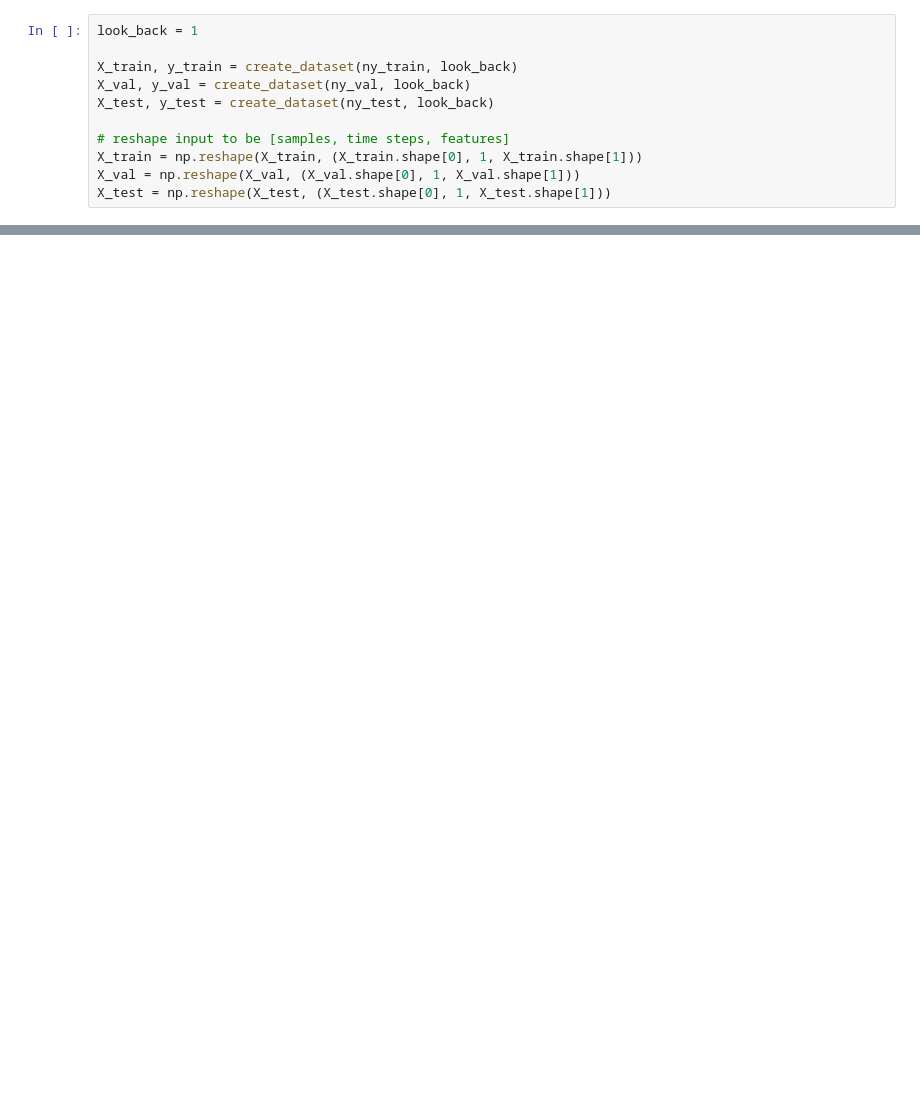
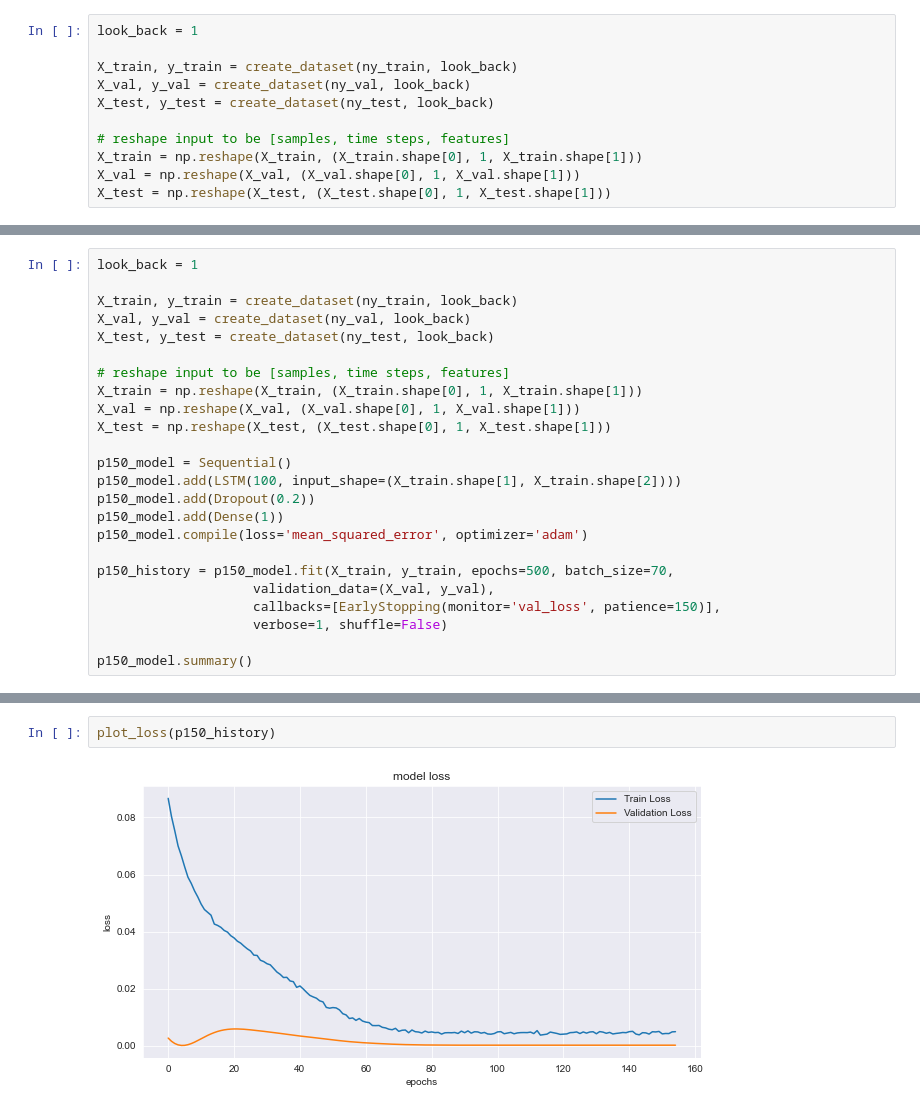
Before and after one commit to bmauss/COVID_Forecast, a Jupyter notebook: New York.ipynb, the cells around one changed output, grey strips where cells are left out. Saved outputs shown, nothing was run; the diff lists cells and outputs as text; blank space fills up the shorter version.

```diff
--- a/New York.ipynb
+++ b/New York.ipynb
@@ -306,0 +388,24 @@ This plot represents the dates between September 21st and October 1st. These cor
+# %%
+look_back = 1
+
+X_train, y_train = create_dataset(ny_train, look_back)
+X_val, y_val = create_dataset(ny_val, look_back)
+X_test, y_test = create_dataset(ny_test, look_back)
+
+# reshape input to be [samples, time steps, features]
+X_train = np.reshape(X_train, (X_train.shape[0], 1, X_train.shape[1]))
+X_val = np.reshape(X_val, (X_val.shape[0], 1, X_val.shape[1]))
+X_test = np.reshape(X_test, (X_test.shape[0], 1, X_test.shape[1]))
+
+p150_model = Sequential()
+p150_model.add(LSTM(100, input_shape=(X_train.shape[1], X_train.shape[2])))
+p150_model.add(Dropout(0.2))
+p150_model.add(Dense(1))
+p150_model.compile(loss='mean_squared_error', optimizer='adam')
+
+p150_history = p150_model.fit(X_train, y_train, epochs=500, batch_size=70,
+                    validation_data=(X_val, y_val),
+                    callbacks=[EarlyStopping(monitor='val_loss', patience=150)],
+                    verbose=1, shuffle=False)
+
+p150_model.summary()
@@ -306,0 +453,4 @@ This plot represents the dates between September 21st and October 1st. These cor
+# %%
+plot_loss(p150_history)
+# %% [output]
+[figure, added]
```
Also changed, not shown: parts of 40 cells of this notebook, 3 other files.
